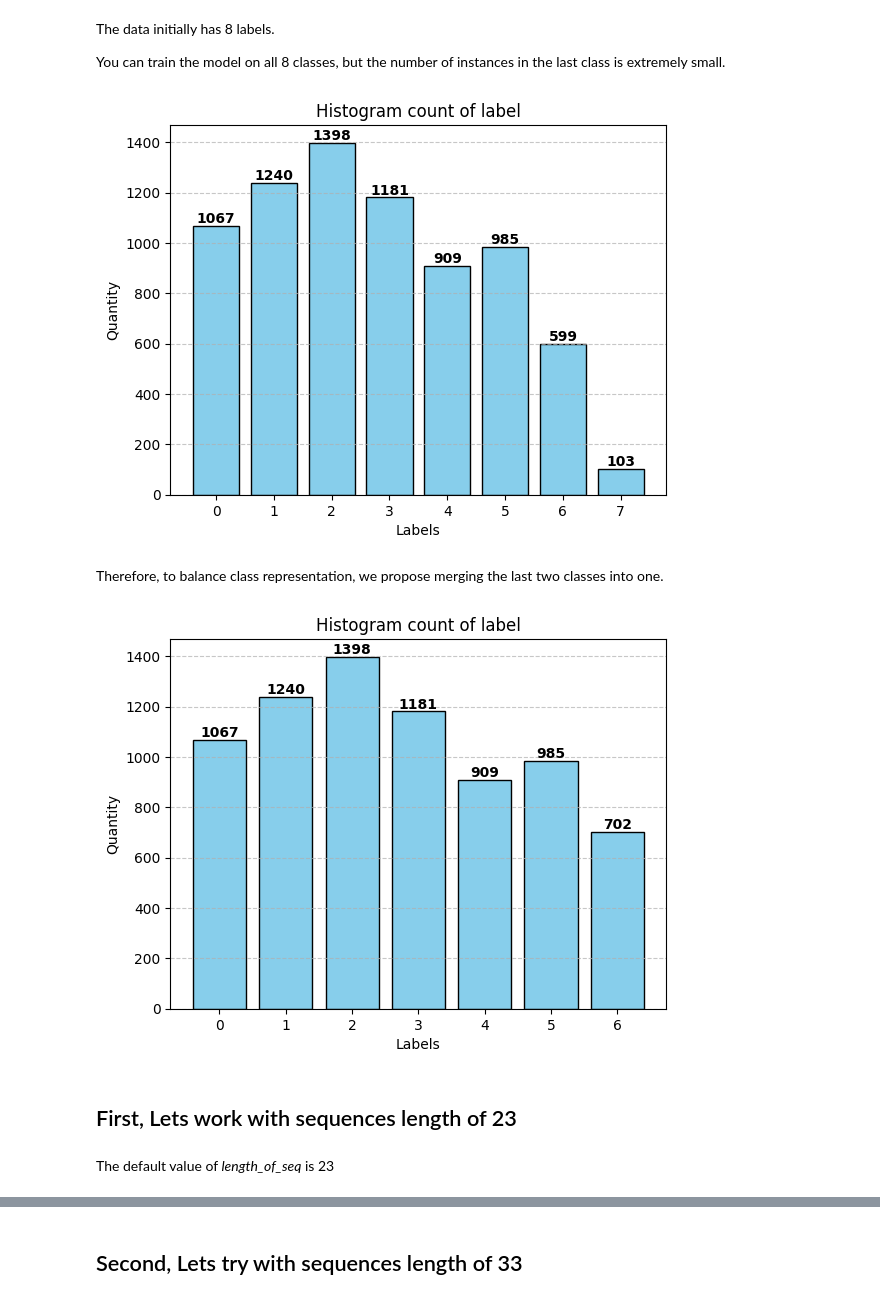
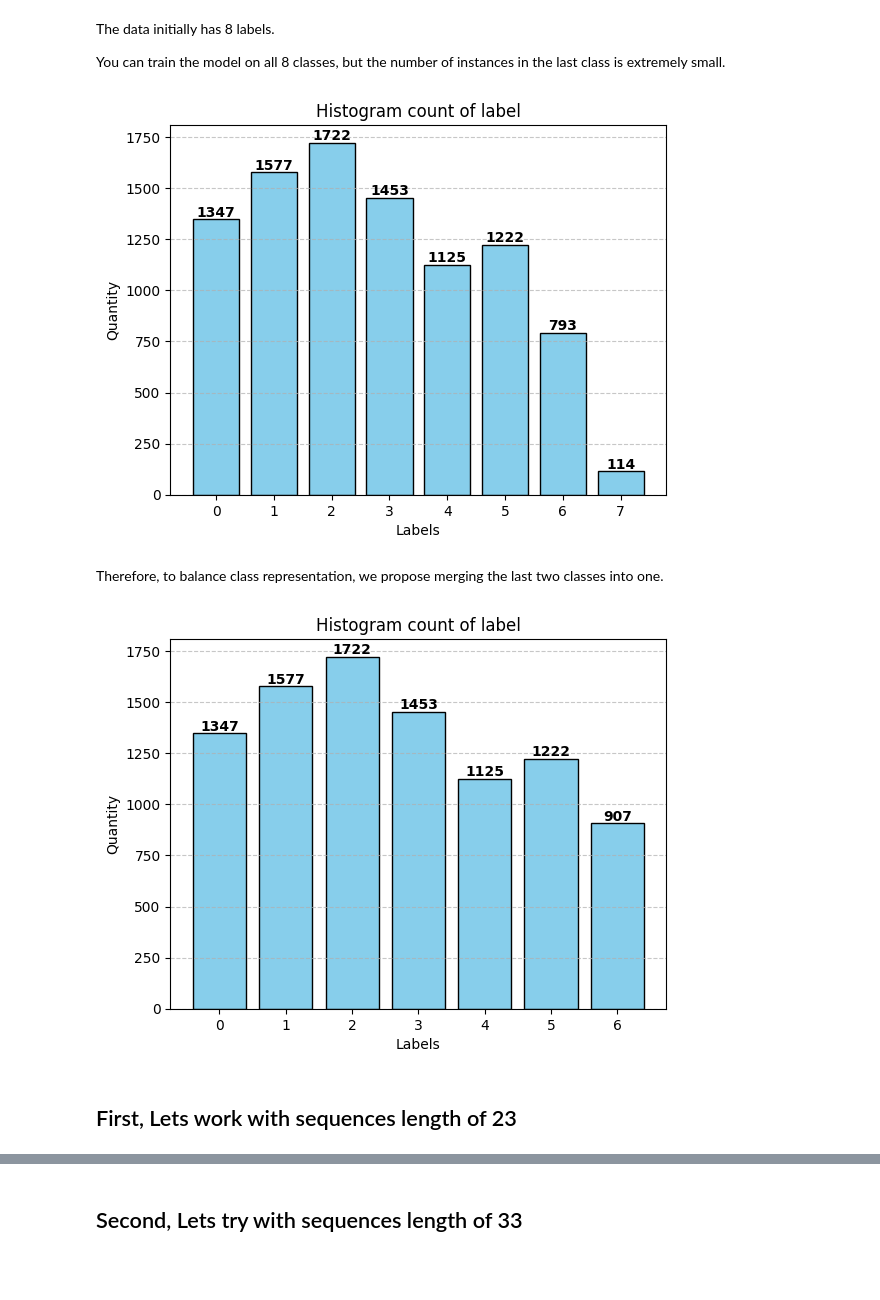
Before and after one commit to autosome-imtf/MPRA-MNIST, a Jupyter notebook: examples/EvfratovDataset_example.ipynb, the cells around one changed output, grey strips where cells are left out. Drawn from its saved outputs; the diff is of its cells as text; code cells hidden in the pictures; blank space fills up the shorter version.

```diff
--- a/examples/EvfratovDataset_example.ipynb
+++ b/examples/EvfratovDataset_example.ipynb
@@ -51,25 +51,31 @@ You can train the model on all 8 classes, but the number of instances in the las
 # %%
 merge_last_classes = False
 
 train_dataset = EvfratovDataset(split="train", merge_last_classes = merge_last_classes,
-                              transform=train_transform, root = "../data/") # use "train" for default training set
+                                length_of_seq = 23, # or 33
+                                transform=train_transform, root = "../data/") # use "train" for default training set
+# Plot histogram with 8 classes
 train_dataset.hist_plot()
+
+# too few examples in group 8
 # %% [output]
-[figure, old version]
+[figure, new version]
 # %% [markdown]
 Therefore, to balance class representation, we propose merging the last two classes into one.
 # %%
 merge_last_classes = True
 
 train_dataset = EvfratovDataset(split="train", merge_last_classes = merge_last_classes,
-                              transform=train_transform, root = "../data/") # use "train" for default training set
+                                length_of_seq = 23, # or 33
+                                transform=train_transform, root = "../data/") # use "train" for default training set
+# Plot histogram with 7 classes
 train_dataset.hist_plot()
+
+# looks better
 # %% [output]
-[figure, old version]
+[figure, new version]
 # %% [markdown]
 ## First, Lets work with sequences length of 23
-# %% [markdown]
-The default value of *length_of_seq* is 23
 # %%
 length_of_seq = 23
 merge_last_classes = True
```
Also changed, not shown: parts of 18 cells of this notebook, 1 other file.
